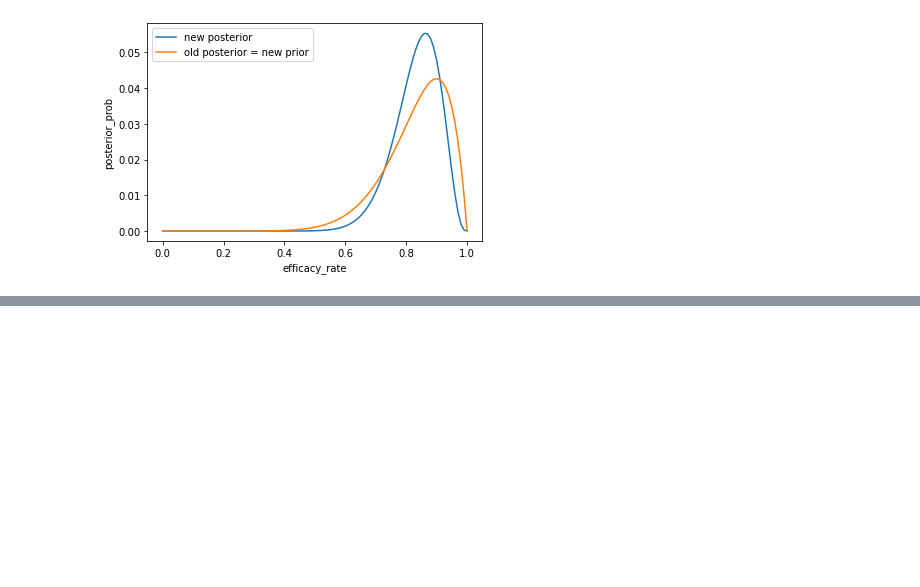
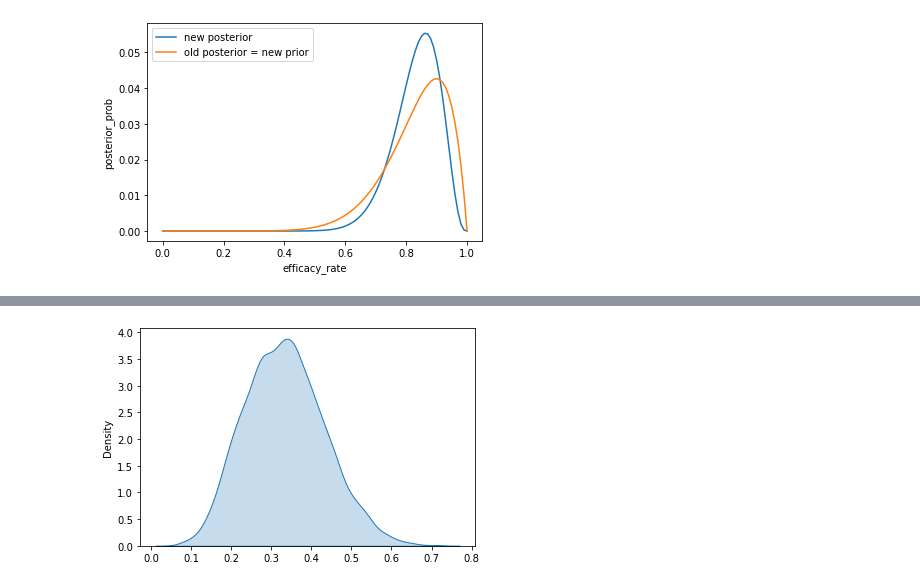
Before and after one commit to DimaGaz/bayesian_data_analysis, a Jupyter notebook: bayesian_data_analysis_in_python.ipynb, the cells around one changed output, grey strips where cells are left out. Cells and saved outputs as stored; diff of their text form; code cells hidden in the pictures; blank space fills up the shorter version.

```diff
--- a/bayesian_data_analysis_in_python.ipynb
+++ b/bayesian_data_analysis_in_python.ipynb
@@ -551,0 +580,21 @@ That's the Bayesian interpretation of a credible interval. Since the drug's true
+# %%
+# data
+tosses = [1, 0, 0, 1, 0, 1, 1, 1, 0, 1]
+
+# Set prior parameters and calculate number of successes
+beta_prior_a = 1
+beta_prior_b = 10
+num_successes = np.sum(tosses)
+
+# Generate 10000 posterior draws
+posterior_draws = np.random.beta(
+    num_successes + beta_prior_a,
+    10 - num_successes + beta_prior_b,
+    10000
+)
+
+# Plot density of posterior_draws
+sns.kdeplot(posterior_draws, shade=True)
+plt.show()
+# %% [output]
+[figure, added]
```
Also changed, not shown: parts of 61 cells of this notebook, 3 other files.
